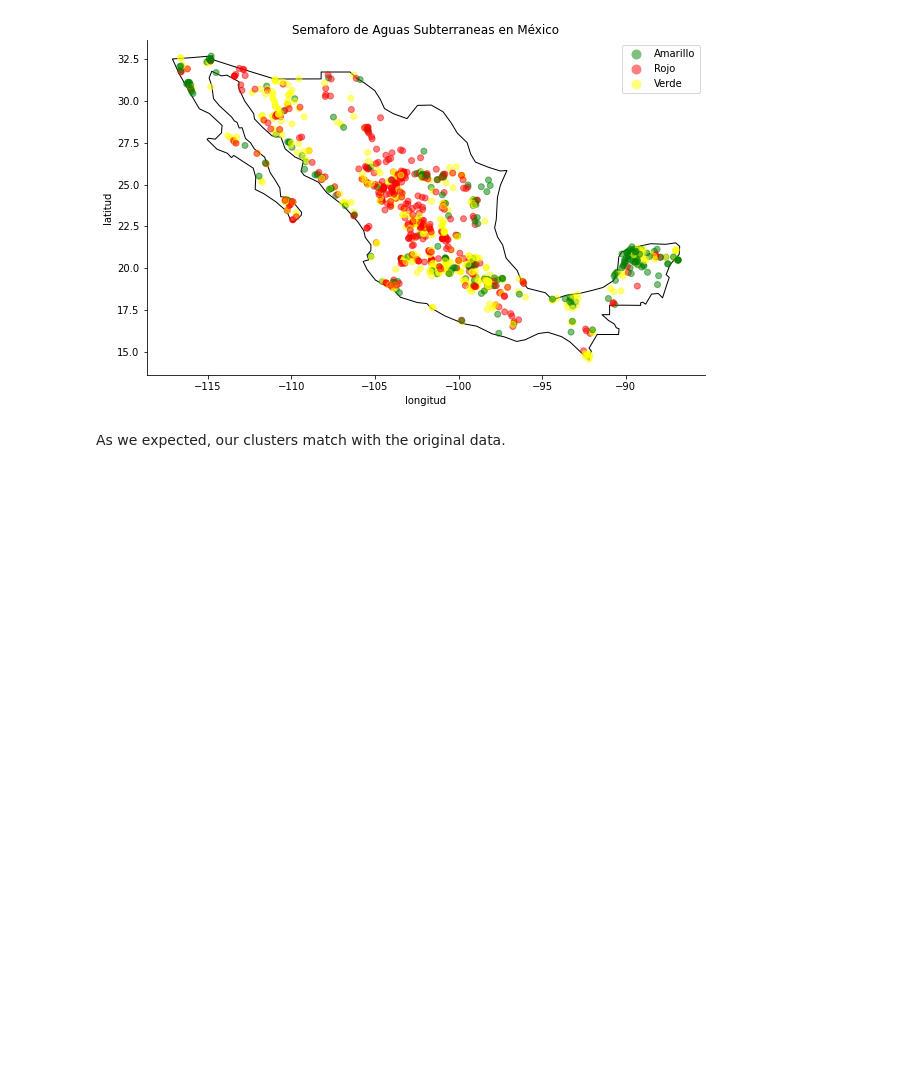
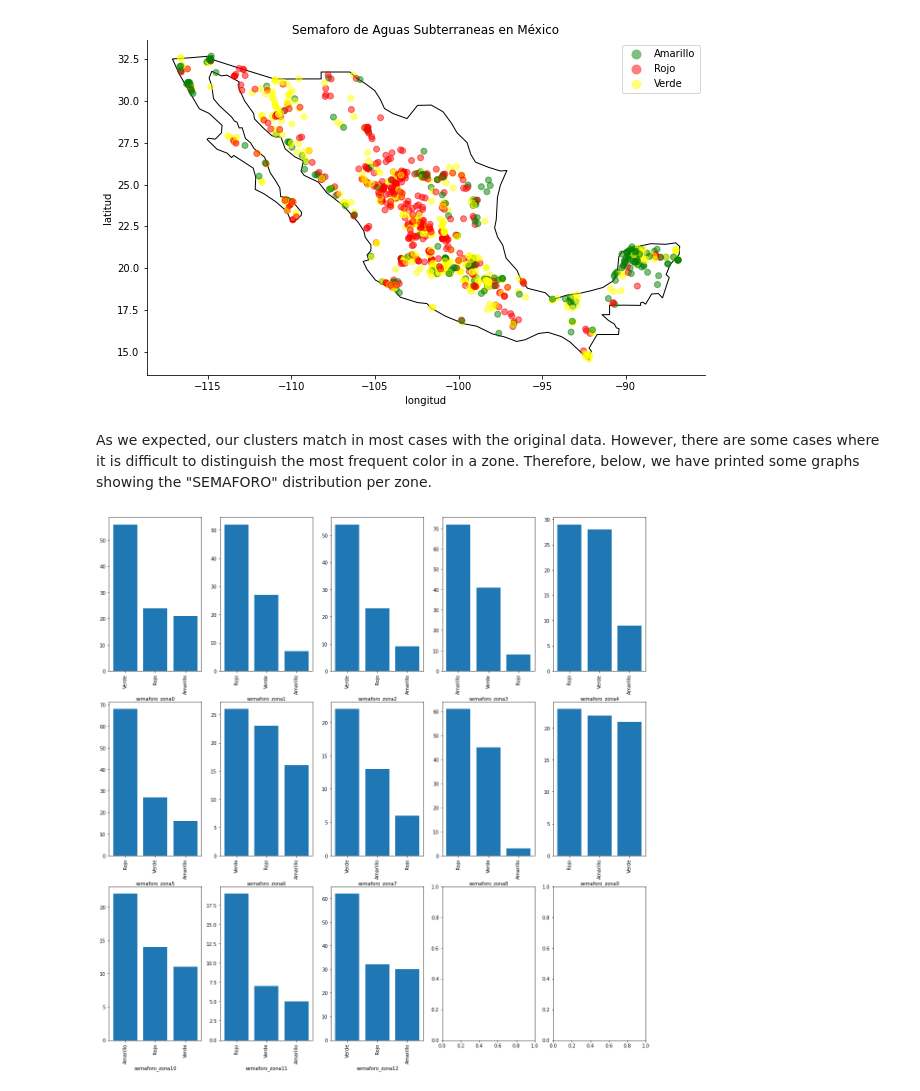
Before and after one commit to PosgradoMNA/actividades-del-projecto-team-1, a Jupyter notebook: Reto/Reto_Equipo1.ipynb, the cells around one changed output. Cells and saved outputs as stored; diff of their text form; code cells hidden in the pictures; blank space fills up the shorter version.

```diff
--- a/Reto/Reto_Equipo1.ipynb
+++ b/Reto/Reto_Equipo1.ipynb
@@ -734,5 +807,17 @@ gax.spines['right'].set_visible(False)
 plt.show()
 # %% [output]
 [figure]
-# %% [markdown]
-As we expected, our clusters match with the original data.
+# %% [markdown]
+As we expected, our clusters match in most cases with the original data. However, there are some cases where it is difficult to distinguish the most frequent color in a zone. Therefore, below, we have printed some graphs showing the "SEMAFORO" distribution per zone.
+# %%
+fig, axes = plt.subplots(3, 5, figsize=(20,20))
+k=0
+for zona in semaforo_dicc.keys():
+  k=k+1
+  plt.subplot(3,5,k)
+  y=pd.Series.value_counts(semaforo_dicc[zona])
+  plt.bar(y.index,y.values)
+  plt.xticks(rotation=90)
+  plt.xlabel(zona)
+# %% [output]
+[figure, added]
```
Also changed, not shown: parts of 35 cells of this notebook.
